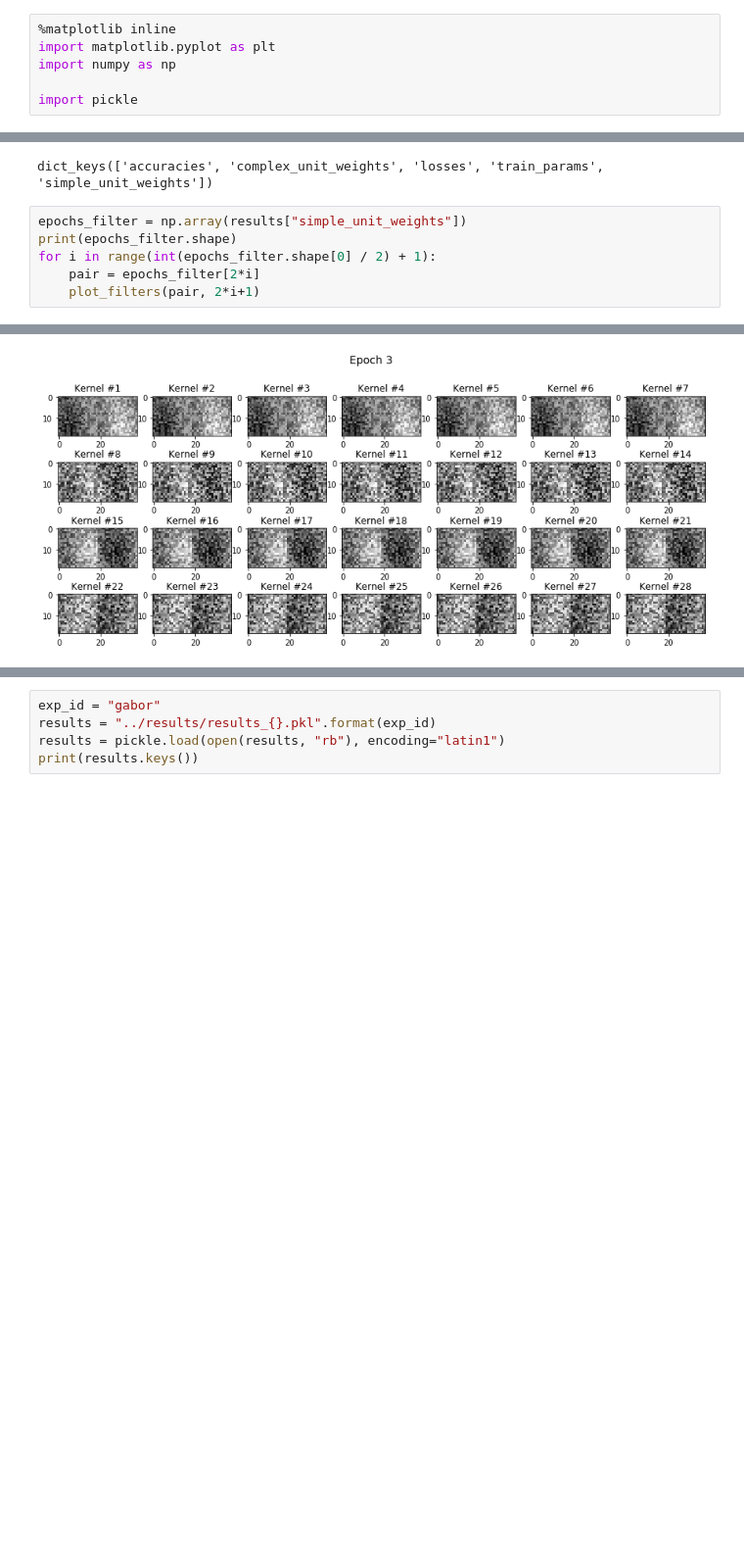
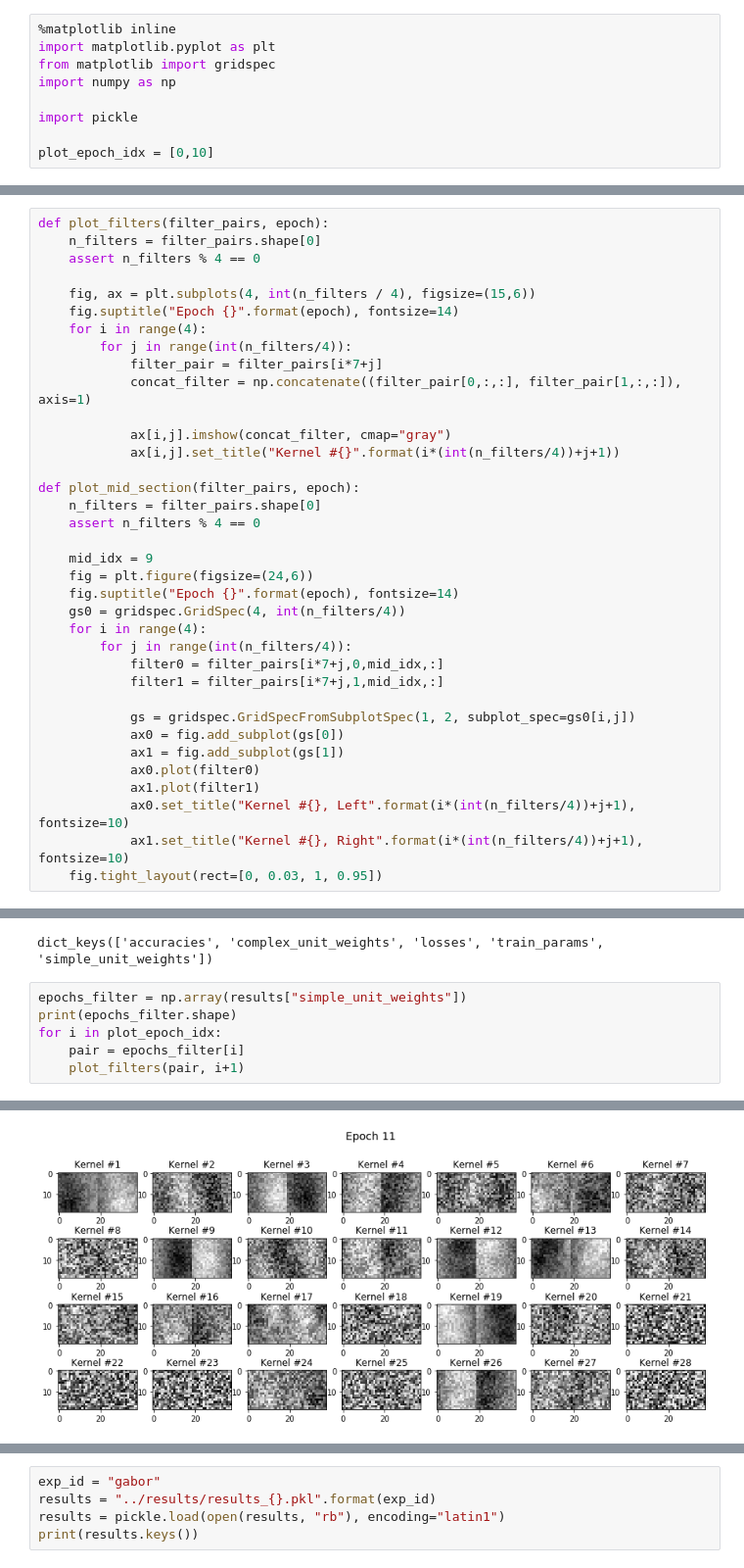
Before and after one commit to nathankong/binocular_disparity_nn, a Jupyter notebook: notebooks/DisplayFiltersOverEpochs.ipynb, the cells around one changed output, grey strips where cells are left out. Shown at 98% size. Saved outputs shown, nothing was run; the diff lists cells and outputs as text; blank space fills up the shorter version.

```diff
--- a/notebooks/DisplayFiltersOverEpochs.ipynb
+++ b/notebooks/DisplayFiltersOverEpochs.ipynb
@@ -1,6 +1,9 @@
 # %%
 %matplotlib inline
 import matplotlib.pyplot as plt
+from matplotlib import gridspec
 import numpy as np
 
 import pickle
+
+plot_epoch_idx = [0,10]
@@ -26,0 +10,36 @@ def plot_filters(filter_pairs, epoch):
+# %%
+def plot_filters(filter_pairs, epoch):
+    n_filters = filter_pairs.shape[0]
+    assert n_filters % 4 == 0
+
+    fig, ax = plt.subplots(4, int(n_filters / 4), figsize=(15,6))
+    fig.suptitle("Epoch {}".format(epoch), fontsize=14)
+    for i in range(4):
+        for j in range(int(n_filters/4)):
+            filter_pair = filter_pairs[i*7+j]
+            concat_filter = np.concatenate((filter_pair[0,:,:], filter_pair[1,:,:]), axis=1)
+
+            ax[i,j].imshow(concat_filter, cmap="gray")
+            ax[i,j].set_title("Kernel #{}".format(i*(int(n_filters/4))+j+1))
+
+def plot_mid_section(filter_pairs, epoch):
+    n_filters = filter_pairs.shape[0]
+    assert n_filters % 4 == 0
+
+    mid_idx = 9
+    fig = plt.figure(figsize=(24,6))
+    fig.suptitle("Epoch {}".format(epoch), fontsize=14)
+    gs0 = gridspec.GridSpec(4, int(n_filters/4))
+    for i in range(4):
+        for j in range(int(n_filters/4)):
+            filter0 = filter_pairs[i*7+j,0,mid_idx,:]
+            filter1 = filter_pairs[i*7+j,1,mid_idx,:]
+
+            gs = gridspec.GridSpecFromSubplotSpec(1, 2, subplot_spec=gs0[i,j])
+            ax0 = fig.add_subplot(gs[0])
+            ax1 = fig.add_subplot(gs[1])
+            ax0.plot(filter0)
+            ax1.plot(filter1)
+            ax0.set_title("Kernel #{}, Left".format(i*(int(n_filters/4))+j+1), fontsize=10)
+            ax1.set_title("Kernel #{}, Right".format(i*(int(n_filters/4))+j+1), fontsize=10)
+    fig.tight_layout(rect=[0, 0.03, 1, 0.95])
@@ -34,8 +55,8 @@ dict_keys(['accuracies', 'complex_unit_weights', 'losses', 'train_params', 'simp
 # %%
 epochs_filter = np.array(results["simple_unit_weights"])
 print(epochs_filter.shape)
-for i in range(int(epochs_filter.shape[0] / 2) + 1):
-    pair = epochs_filter[2*i]
-    plot_filters(pair, 2*i+1)
+for i in plot_epoch_idx:
+    pair = epochs_filter[i]
+    plot_filters(pair, i+1)
 # %% [output]
 (11, 28, 2, 19, 19)
@@ -43 +64 @@ for i in range(int(epochs_filter.shape[0] / 2) + 1):
-[figure, old version]
+[figure, new version]
```
Also changed, not shown: parts of 9 cells of this notebook.
